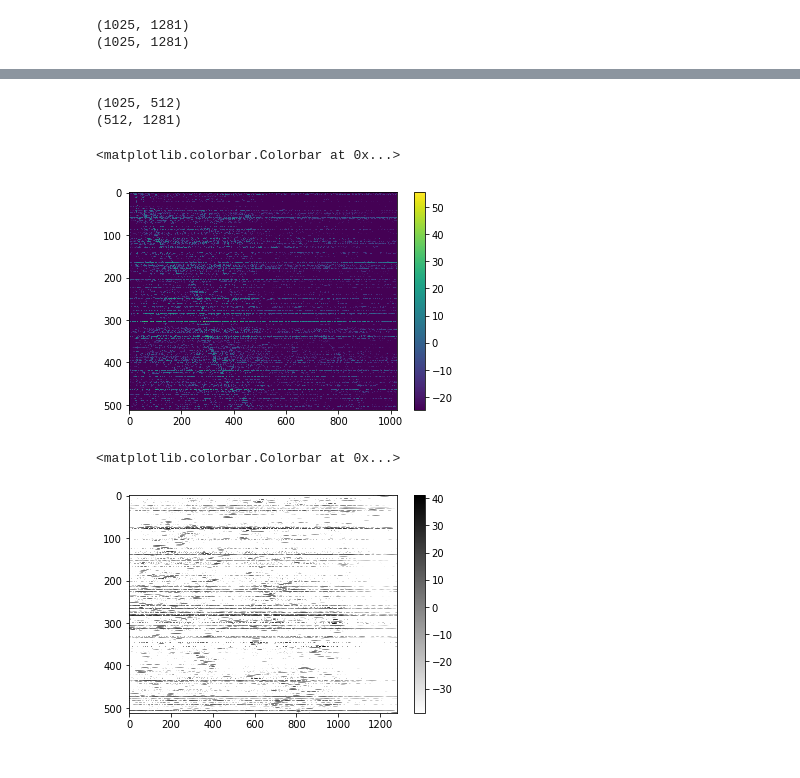
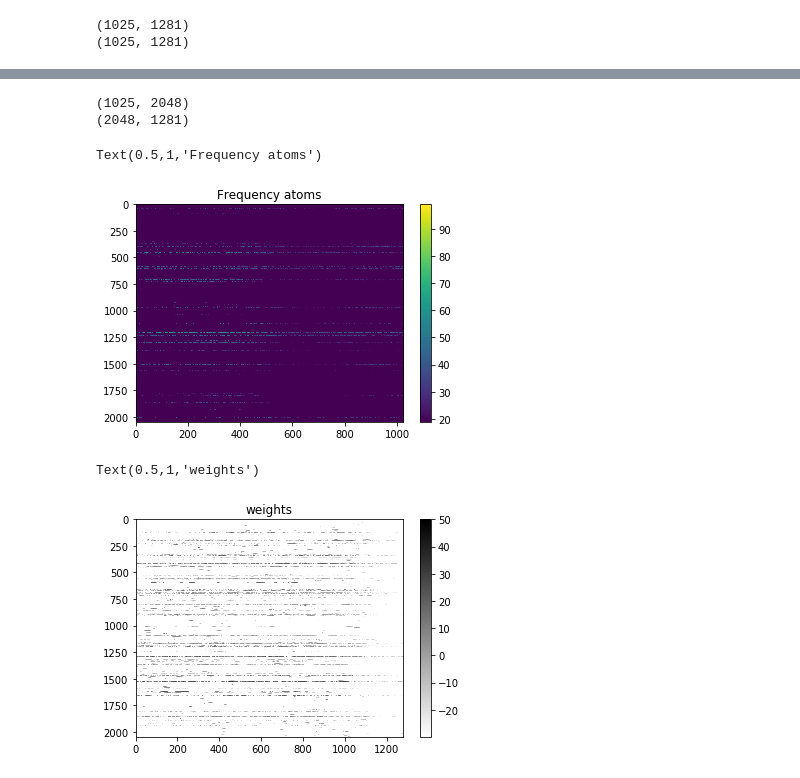
Before and after one commit to FlorentE96/NMF_jupyter, a Jupyter notebook: NMF_tests.ipynb, the cells around one changed output, grey strips where cells are left out. Saved outputs shown, nothing was run; the diff lists cells and outputs as text; code cells hidden in the pictures.

```diff
--- a/NMF_tests.ipynb
+++ b/NMF_tests.ipynb
@@ -7,6 +7,6 @@ from sklearn.decomposition import NMF
 plt.rcParams['figure.figsize'] = (20, 10)
 # %%
 x, sr = librosa.load('media/mixture.wav', sr=None)
-bf, sr = librosa.load('media/beamformed_dft.wav', sr=None)
-print(sr)
+bf, sr = librosa.load('media/beamformed_dft_TDB.wav', sr=None)
+print('Sample rate = ', sr)
 # %% [output]
@@ -103,23 +106,24 @@ plt.grid(1)
 # %%
-X = Smag
-n_components = 512
-W, H = librosa.decompose.decompose(X, n_components=n_components, sort=True)
+n_components = 2048
+W, H = librosa.decompose.decompose(Smagbf, n_components=n_components, sort=True)
 print(W.shape)
 print(H.shape)
 # %% [output]
-(1025, 512)
-(512, 1281)
+(1025, 2048)
+(2048, 1281)
 # %%
 Wmag = librosa.amplitude_to_db(W)
 plt.imshow(np.swapaxes(Wmag, 0, 1), aspect='auto', cmap='viridis')
 plt.colorbar()
+plt.title('Frequency atoms')
 # %% [output]
-<matplotlib.colorbar.Colorbar at 0x...>
+Text(0.5,1,'Frequency atoms')
-[figure, old version]
+[figure, new version]
 # %%
 plt.imshow(librosa.amplitude_to_db(H), cmap='gray_r', aspect='auto')
 plt.colorbar()
+plt.title('weights')
 # %% [output]
-<matplotlib.colorbar.Colorbar at 0x...>
+Text(0.5,1,'weights')
-[figure, old version]
+[figure, new version]
 # %%
```
Also changed, not shown: parts of 15 cells of this notebook, 7 other files.
